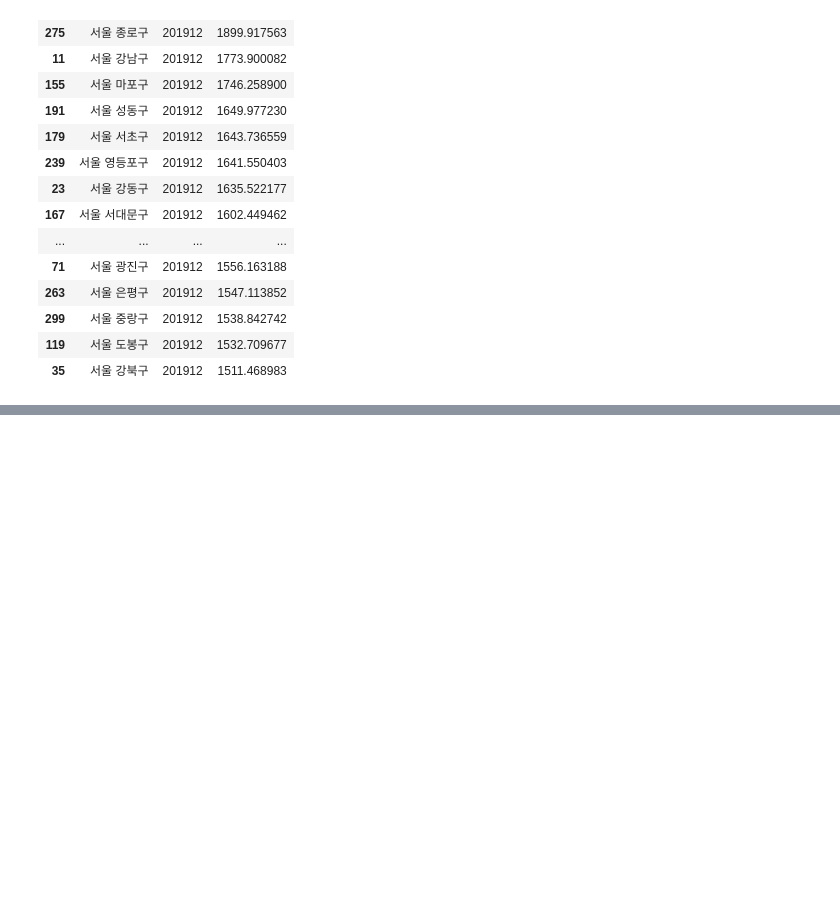
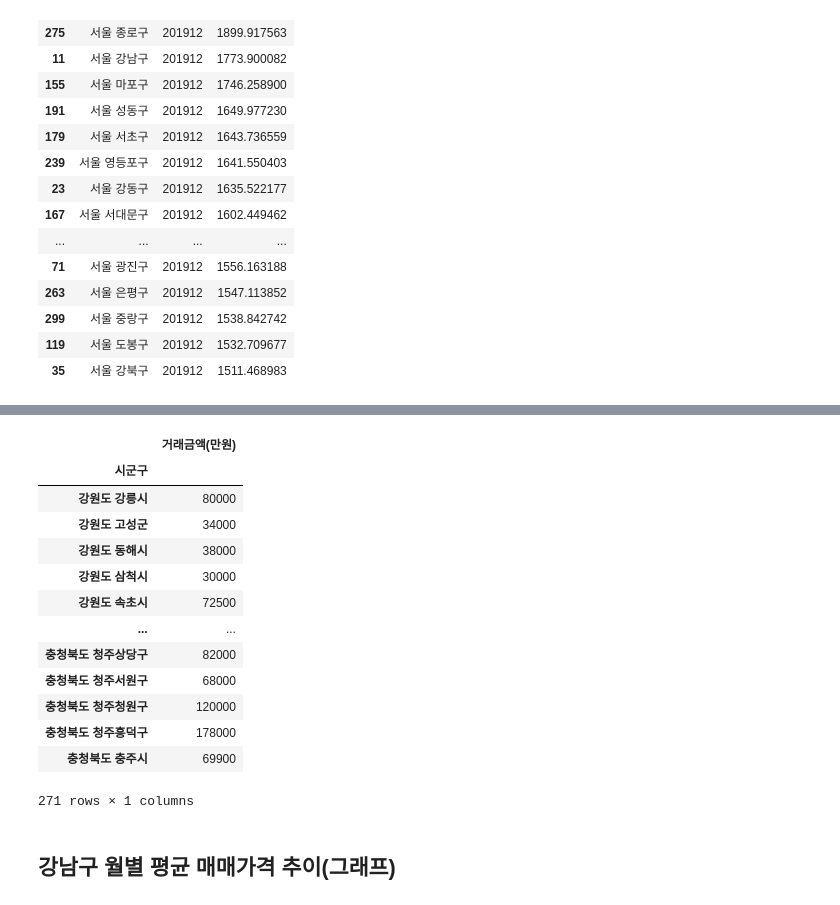
Before and after one commit to minki0415/python-study, a Jupyter notebook: 과제/pandas 문제풀이.ipynb, the cells around one changed output, grey strips where cells are left out. Drawn from its saved outputs; the diff is of its cells as text; code cells hidden in the pictures; blank space fills up the shorter version.

```diff
--- a/과제/pandas 문제풀이.ipynb
+++ b/과제/pandas 문제풀이.ipynb
@@ -209,0 +292,4 @@ df3.loc[df3['기간'] == "201912",:]
+# %%
+df_apt1 = df_apt[['시군구', '거래금액(만원)']]
+# %%
+df_apt1['시군구'] = df_apt1['시군구'].apply(lambda x : x.split(" ")[0] + " "+ x.split(" ")[1]).copy()
@@ -209,0 +302,2 @@ df3.loc[df3['기간'] == "201912",:]
+# %%
+df_apt1['거래금액(만원)'] = df_apt1['거래금액(만원)'].apply(lambda x : int(x.replace(",",""))).copy()
@@ -209,0 +319,19 @@ df3.loc[df3['기간'] == "201912",:]
+# %%
+df_apt1.sort_values(by = ['거래금액(만원)'], ascending = False).groupby('시군구').first()
+# %% [output]
+|  | 거래금액(만원) |
+| 시군구 |  |
+| 강원도 강릉시 | 80000 |
+| 강원도 고성군 | 34000 |
+| 강원도 동해시 | 38000 |
+| 강원도 삼척시 | 30000 |
+| 강원도 속초시 | 72500 |
+| ... | ... |
+| 충청북도 청주상당구 | 82000 |
+| 충청북도 청주서원구 | 68000 |
+| 충청북도 청주청원구 | 120000 |
+| 충청북도 청주흥덕구 | 178000 |
+| 충청북도 충주시 | 69900 |
+271 rows × 1 columns
+# %% [markdown]
+## 강남구 월별 평균 매매가격 추이(그래프)
```
Also changed, not shown: parts of 20 cells of this notebook, 1 other file.
